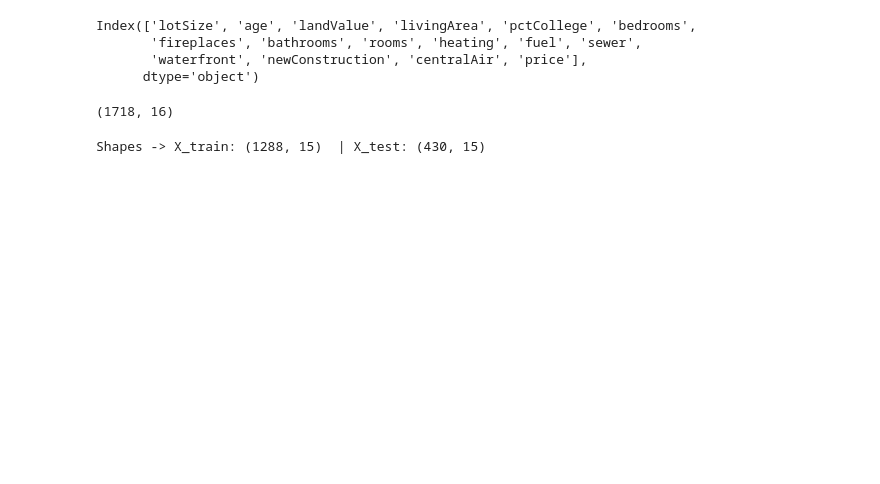
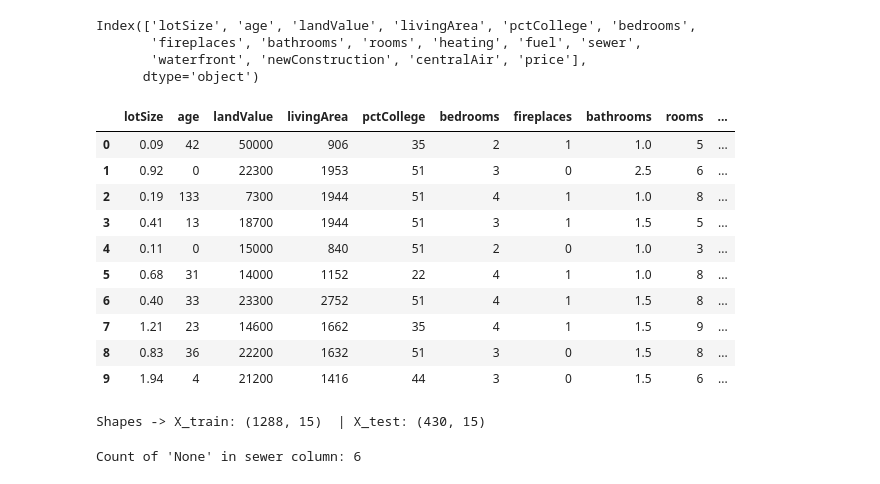
Before and after one commit to NePA13/Examen_Parcial_3, a Jupyter notebook: 01_preprocessing_results/preprocessing/01_A_preprocessing.ipynb, the cells around one changed output. Cells and saved outputs as stored; diff of their text form; code cells hidden in the pictures; blank space fills up the shorter version.

```diff
--- a/01_preprocessing_results/preprocessing/01_A_preprocessing.ipynb
+++ b/01_preprocessing_results/preprocessing/01_A_preprocessing.ipynb
@@ -27,9 +27,18 @@ Index(['lotSize', 'age', 'landValue', 'livingArea', 'pctCollege', 'bedrooms',
       dtype='object')
 # %%
 df.head(10)
-df.shape
 # %% [output]
-(1718, 16)
+|  | lotSize | age | landValue | livingArea | pctCollege | bedrooms | fireplaces | bathrooms | rooms | ... |
+| 0 | 0.09 | 42 | 50000 | 906 | 35 | 2 | 1 | 1.0 | 5 | ... |
+| 1 | 0.92 | 0 | 22300 | 1953 | 51 | 3 | 0 | 2.5 | 6 | ... |
+| 2 | 0.19 | 133 | 7300 | 1944 | 51 | 4 | 1 | 1.0 | 8 | ... |
+| 3 | 0.41 | 13 | 18700 | 1944 | 51 | 3 | 1 | 1.5 | 5 | ... |
+| 4 | 0.11 | 0 | 15000 | 840 | 51 | 2 | 0 | 1.0 | 3 | ... |
+| 5 | 0.68 | 31 | 14000 | 1152 | 22 | 4 | 1 | 1.0 | 8 | ... |
+| 6 | 0.40 | 33 | 23300 | 2752 | 51 | 4 | 1 | 1.5 | 8 | ... |
+| 7 | 1.21 | 23 | 14600 | 1662 | 35 | 4 | 1 | 1.5 | 9 | ... |
+| 8 | 0.83 | 36 | 22200 | 1632 | 51 | 3 | 0 | 1.5 | 8 | ... |
+| 9 | 1.94 | 4 | 21200 | 1416 | 44 | 3 | 0 | 1.5 | 6 | ... |
 # %%
 #######################################################
 #######################################################
@@ -47,0 +66,8 @@ Shapes -> X_train: (1288, 15)  | X_test: (430, 15)
+# %%
+count = 0
+for i in range(len(X_train_cat['sewer'])):
+    if X_train_cat['sewer'].iloc[i] == 'none':
+        count += 1
+print("Count of 'None' in sewer column:", count)
+# %% [output]
+Count of 'None' in sewer column: 6
```
Also changed, not shown: parts of 20 cells of this notebook, 29 other files.
